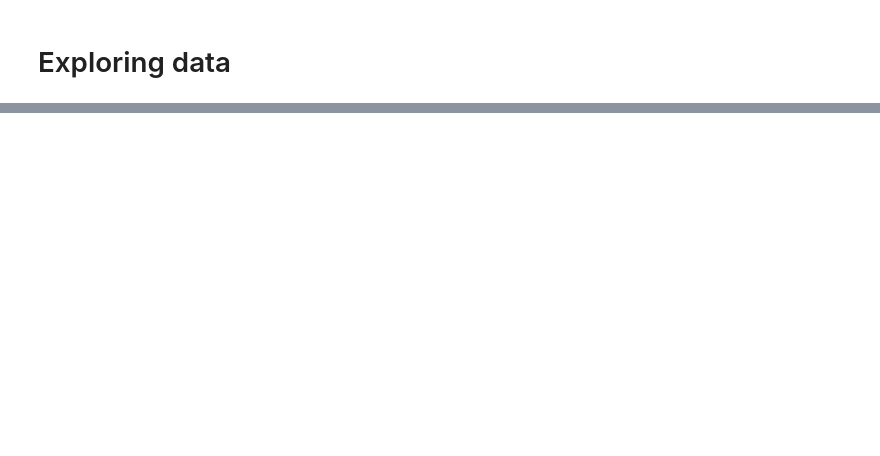
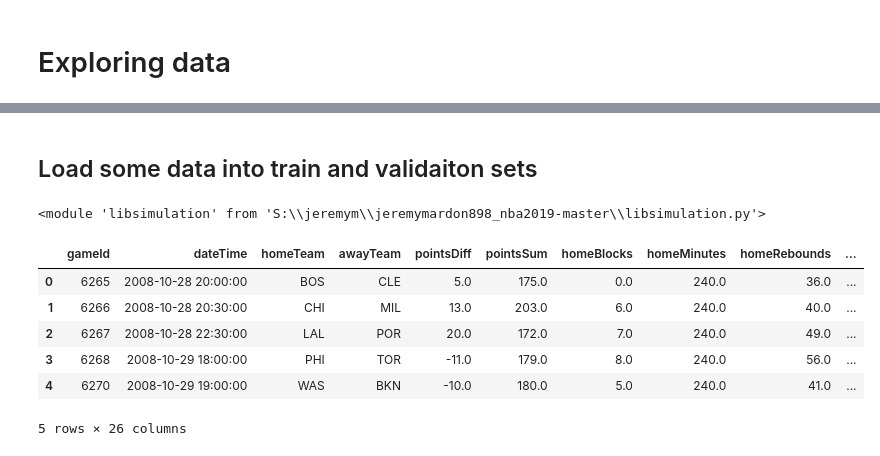
Before and after one commit to GR-NBA-data-challenge/NBA-data-template, a Jupyter notebook: NBA-notebook.ipynb, the cells around one changed output, grey strips where cells are left out. Drawn from its saved outputs; the diff is of its cells as text; code cells hidden in the pictures; blank space fills up the shorter version.

```diff
--- a/NBA-notebook.ipynb
+++ b/NBA-notebook.ipynb
@@ -41,6 +57,6 @@ def predict(required_predictions, data_loader):
 
     # You should fill in the sum and diff fields of the required predictions
     for index, match in required_predictions.iterrows():
-        required_predictions.at[index, 'sum'] = 200
-        required_predictions.at[index, 'diff'] = 0
+        required_predictions.at[index, 'sum'] = 999
+        required_predictions.at[index, 'diff'] = 1
     print('finished')
@@ -162,0 +87,6 @@ data_loader.getPlayers('2011')
+# %% [markdown]
+## Load some data into train and validaiton sets
+# %%
+importlib.reload(libsimulation)
+# %% [output]
+<module 'libsimulation' from 'S:\\jeremym\\jeremymardon898_nba2019-master\\libsimulation.py'>
@@ -162,0 +107,10 @@ data_loader.getPlayers('2011')
+# %%
+train_data.head()
+# %% [output]
+|  | gameId | dateTime | homeTeam | awayTeam | pointsDiff | pointsSum | homeBlocks | homeMinutes | homeRebounds | ... |
+| 0 | 6265 | 2008-10-28 20:00:00 | BOS | CLE | 5.0 | 175.0 | 0.0 | 240.0 | 36.0 | ... |
+| 1 | 6266 | 2008-10-28 20:30:00 | CHI | MIL | 13.0 | 203.0 | 6.0 | 240.0 | 40.0 | ... |
+| 2 | 6267 | 2008-10-28 22:30:00 | LAL | POR | 20.0 | 172.0 | 7.0 | 240.0 | 49.0 | ... |
+| 3 | 6268 | 2008-10-29 18:00:00 | PHI | TOR | -11.0 | 179.0 | 8.0 | 240.0 | 56.0 | ... |
+| 4 | 6270 | 2008-10-29 19:00:00 | WAS | BKN | -10.0 | 180.0 | 5.0 | 240.0 | 41.0 | ... |
+5 rows × 26 columns
```
Also changed, not shown: parts of 43 cells of this notebook.
